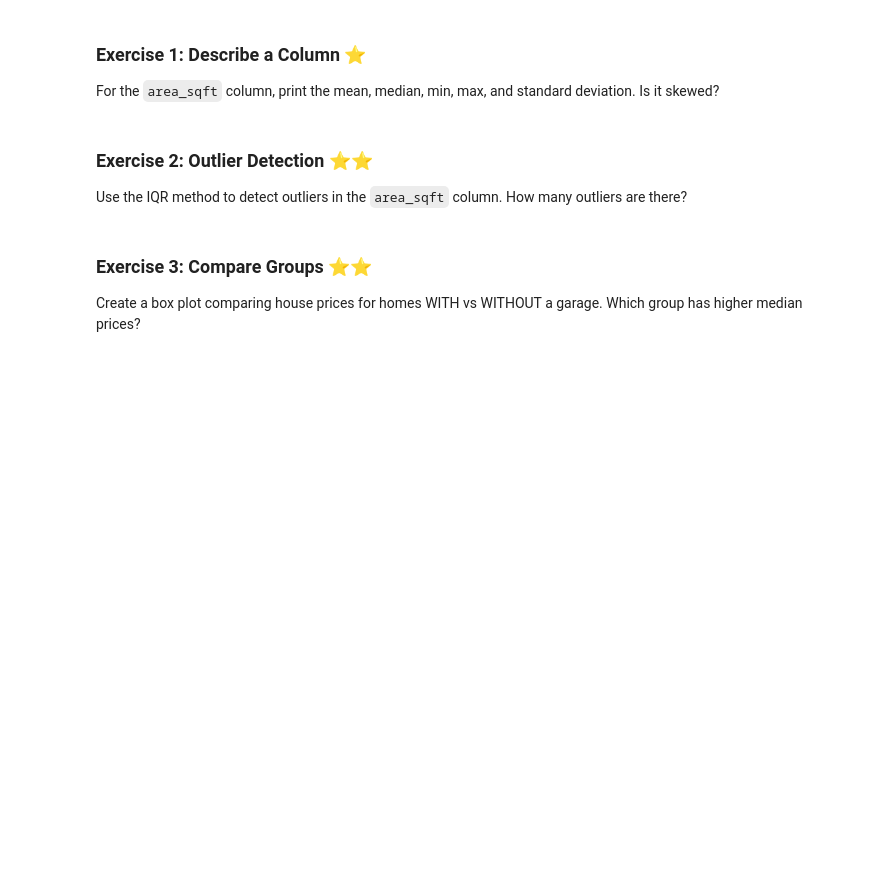
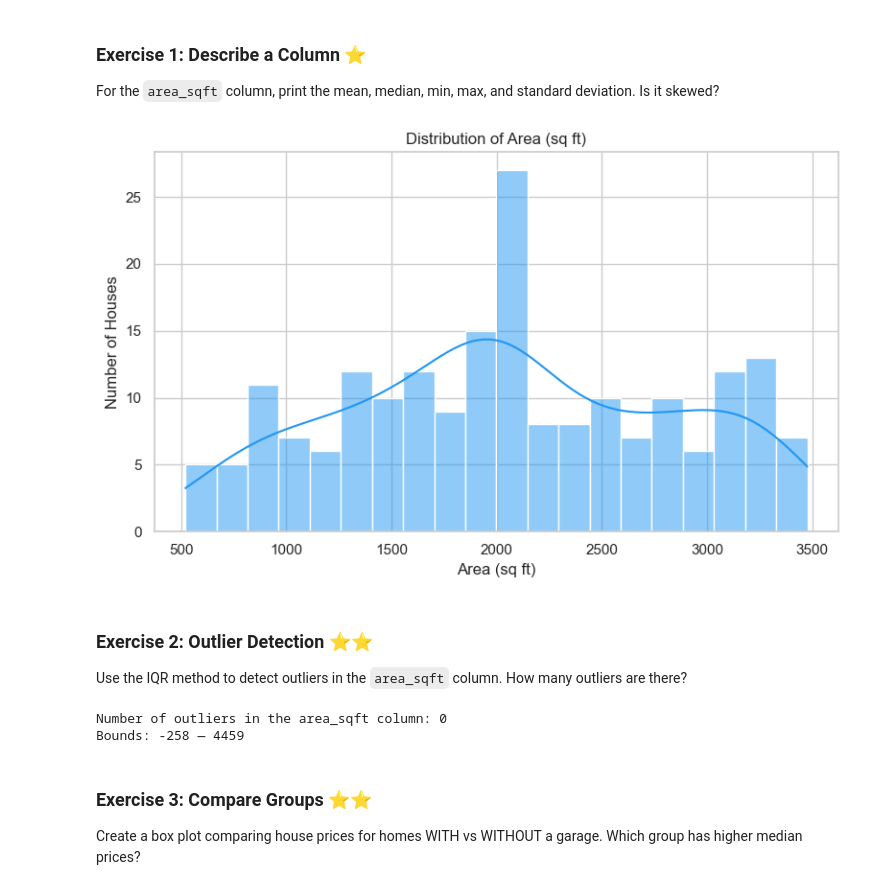
Before and after one commit to kjw009/python-for-data-science, a Jupyter notebook: Module_08_EDA/Module_08_Exploratory_Data_Analysis.ipynb, the cells around one changed output. Drawn from its saved outputs; the diff is of its cells as text; code cells hidden in the pictures; blank space fills up the shorter version.

```diff
--- a/Module_08_EDA/Module_08_Exploratory_Data_Analysis.ipynb
+++ b/Module_08_EDA/Module_08_Exploratory_Data_Analysis.ipynb
@@ -292,3 +392,17 @@ For the `area_sqft` column, print the mean, median, min, max, and standard devia
+# %%
+# YOUR CODE HERE
+df['area_sqft'].describe()
+
+# It is normally distributed
+fig, ax = plt.subplots()
+sns.histplot(df['area_sqft'], bins=20, kde=True, color="#2196F3", ax=ax)
+ax.set_title("Distribution of Area (sq ft)")
+ax.set_xlabel("Area (sq ft)")
+ax.set_ylabel("Number of Houses")
+plt.tight_layout()
+plt.show()
+# %% [output]
+[figure, added]
 # %% [markdown]
 ### Exercise 2: Outlier Detection ⭐⭐
 
@@ -298,3 +410,18 @@ Use the IQR method to detect outliers in the `area_sqft` column. How many outlie
+# %%
+# YOUR CODE HERE
+q1 = df['area_sqft'].quantile(0.25)
+q3 = df['area_sqft'].quantile(0.75)
+iqr = q3 - q1
+
+lower_bound = q1 - 1.5 * iqr
+upper_bound = q3 + 1.5 * iqr
+
+outliers = df[(df['area_sqft'] < lower_bound) | (df['area_sqft'] > upper_bound)]
+print(f"Number of outliers in the area_sqft column: {len(outliers)}")
+print(f"Bounds: {lower_bound:.0f} — {upper_bound:.0f}")
+# %% [output]
+Number of outliers in the area_sqft column: 0
+Bounds: -258 — 4459
 # %% [markdown]
 ### Exercise 3: Compare Groups ⭐⭐
 
```
Also changed, not shown: parts of 21 cells of this notebook.
